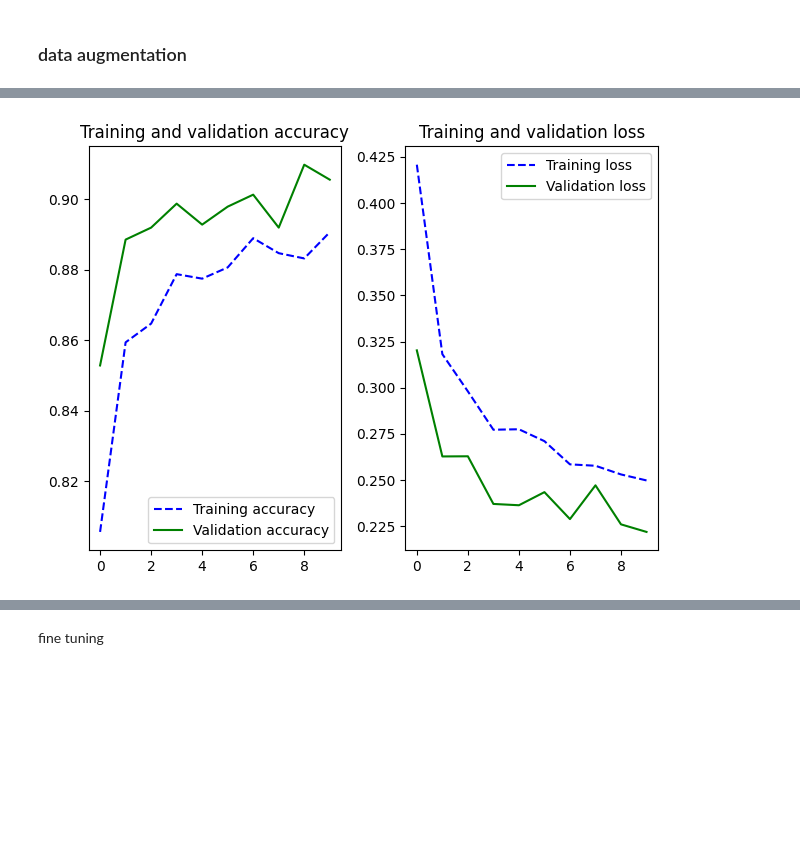
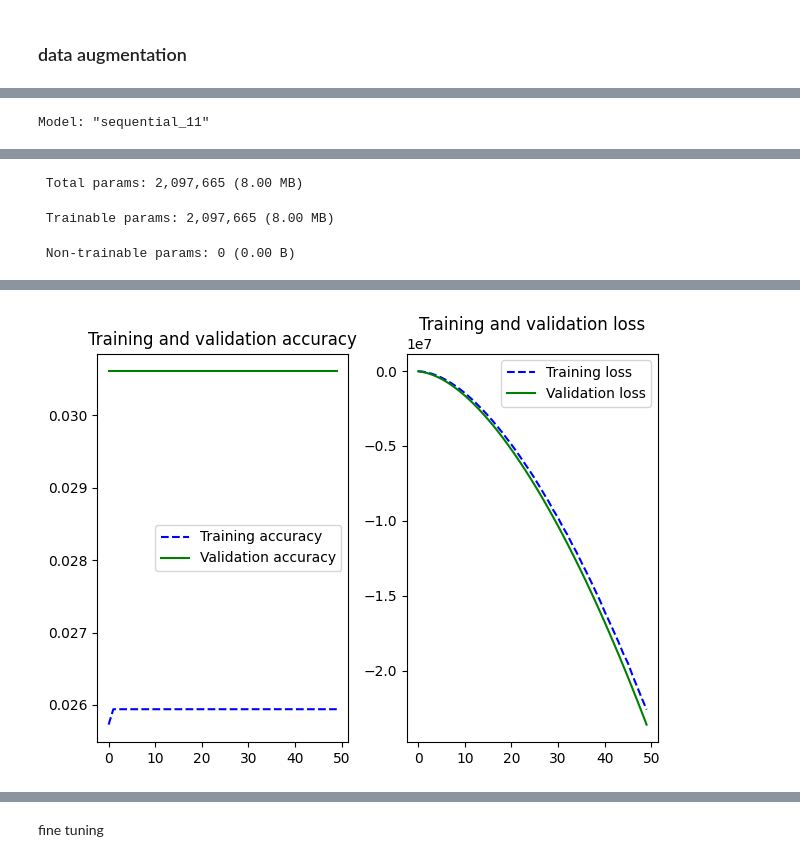
Before and after one commit to albanevergnes/HDDL, a Jupyter notebook: Rapport_Projet1.ipynb, the cells around one changed output, grey strips where cells are left out. Saved outputs shown, nothing was run; the diff lists cells and outputs as text; code cells hidden in the pictures; blank space fills up the shorter version.

```diff
--- a/Rapport_Projet1.ipynb
+++ b/Rapport_Projet1.ipynb
@@ -772,39 +843,60 @@ pre trained network
 # %%
-#Chargement de VGG16 sans la partie classification (include_top=False)
-base_model = VGG16(
-    weights='imagenet',
-    include_top=False,
-    input_shape=(img_width, img_height, 3)
+conv_base = VGG16(
+    weights = 'imagenet', # We use the network weights already pre-trained on the ImageNet database.
+    include_top = False,  # The Dense part of the original network is not retained
+    input_shape = (img_width, img_height, 3)
 )
-base_model.trainable = False  # IMPORTANT : On gèle les poids du VGG
 
-# Ajout de notre tête de classification
-inputs = Input(shape=(img_width, img_height, 3))
-x = base_model(inputs, training=False)
-x = GlobalAveragePooling2D()(x)  # Plus efficace que Flatten
-x = Dense(256, activation='relu')(x)
-x = Dropout(0.5)(x)
-outputs = Dense(1, activation='sigmoid')(x)
+conv_base.summary()
 
-model_transfer = Model(inputs, outputs, name="VGG16_Transfer")
+train_features = conv_base.predict(train_generator)
+train_features = np.reshape(train_features,(train_features.shape[0], -1))
 
-# Compilation pour classification binaire
-model_transfer.compile(
-    optimizer=Adam(learning_rate=1e-3),
+validation_features = conv_base.predict(val_generator)
+validation_features = np.reshape(validation_features,(validation_features.shape[0], -1))
+train_data = train_df.to_numpy()
+y_train = np.array([int(numeric_string) for numeric_string in train_data[:,1]])
+
+validation_data = val_df.to_numpy()
+y_validation = np.array([int(numeric_string) for numeric_string in validation_data[:,1]])
+
+
+
+# Construction de la tête de classification
+vgg_mlp = Sequential()
+vgg_mlp.add( Input((train_features.shape[1],)) )
+vgg_mlp.add(Dense(256, activation='relu'))
+vgg_mlp.add(Dropout(0.5))
+vgg_mlp.add(Dense(1, activation='sigmoid'))
+
+vgg_mlp.summary()
+
+# Compilation
+epochs = 50
+vgg_mlp.compile(
     loss='binary_crossentropy',
+    optimizer=Adam(learning_rate=3e-4),
     metrics=['accuracy']
 )
 
-# Afficher l'architecture
-model_transfer.summary()
+# Entraînement
 
-# Entraînement (Rapide car on n'entraîne que les dernières couches)
-history_transfer = model_transfer.fit(
-    train_gen_aug,
-    validation_data=val_generator,
-    epochs=10
+t_learning_vgg_mlp = time.time()
+
+vgg_mlp_history = vgg_mlp.fit(
+    train_features, y_train,
+    validation_data=(validation_features, y_validation),
+    epochs=epochs,
 )
+t_prediction_vgg_mlp = time.time()
 
-# Analyser les résultats
-temps_prediction_transfer = Analyse_resultats(model_transfer, history_transfer)
+score_vgg_mlp_train = vgg_mlp.evaluate(train_features, y_train)
+score_vgg_mlp_validation = vgg_mlp.evaluate(validation_features, y_validation)
+
+t_prediction_vgg_mlp = time.time() - t_prediction_vgg_mlp
+
+print('Train accuracy:', score_vgg_mlp_train[1])
+print('Validation accuracy:', score_vgg_mlp_validation[1])
+print("Time Prediction: %.2f seconds" % t_prediction_vgg_mlp )
+plot_training_analysis(vgg_mlp_history)
 # %% [output]
@@ -847,0 +926 @@ Time Prediction: 18.21 seconds
+Model: "sequential_11"
@@ -847,0 +936,3 @@ Time Prediction: 18.21 seconds
+ Total params: 2,097,665 (8.00 MB)
+ Trainable params: 2,097,665 (8.00 MB)
+ Non-trainable params: 0 (0.00 B)
@@ -848 +956 @@ Time Prediction: 18.21 seconds
-[figure, old version]
+[figure, new version]
```
Also changed, not shown: parts of 34 cells of this notebook.
